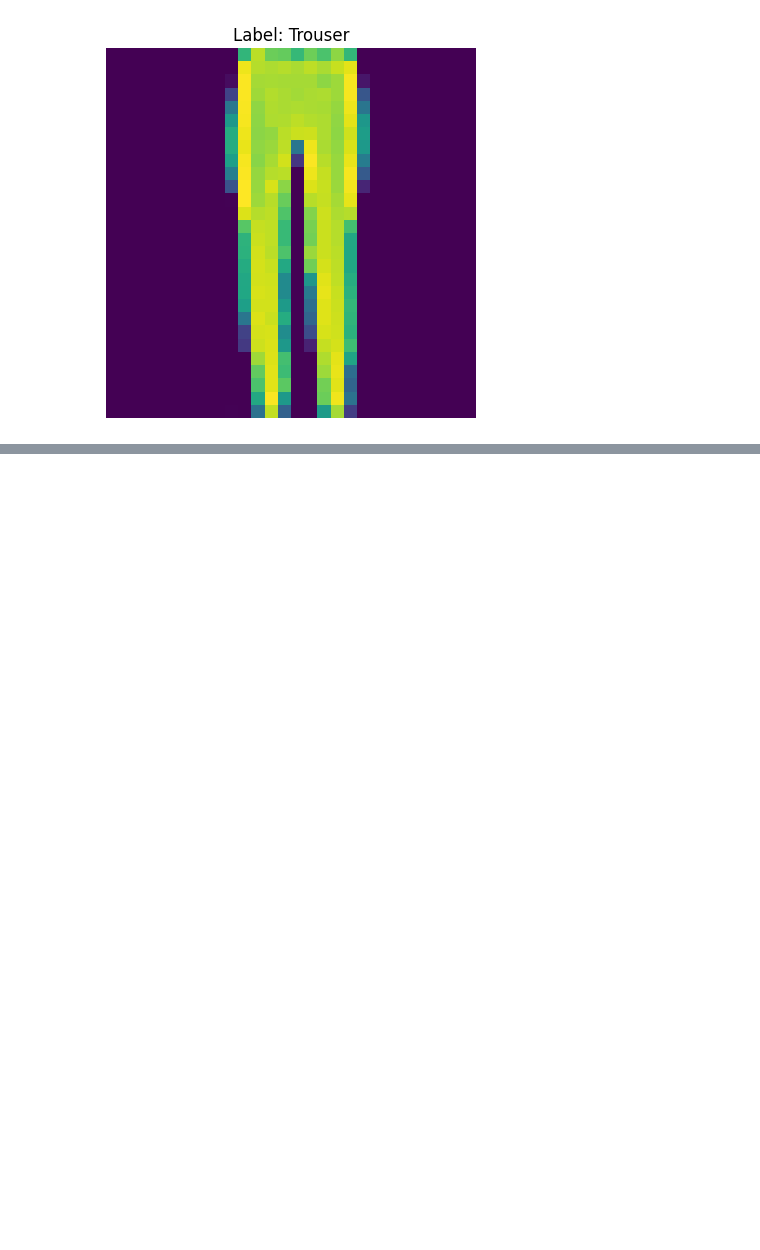
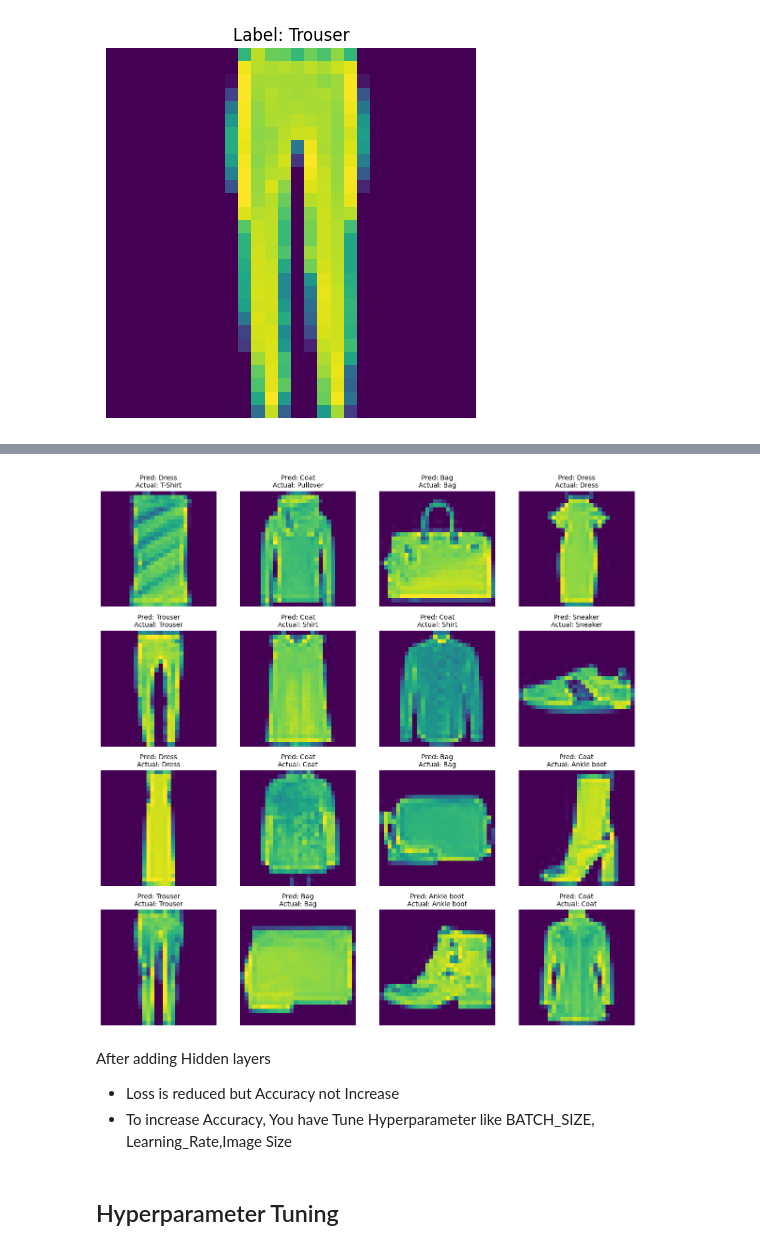
Before and after one commit to iamdebasishdas123/Computer-Vision-Resource, a Jupyter notebook: image_processing.ipynb, the cells around one changed output, grey strips where cells are left out. Drawn from its saved outputs; the diff is of its cells as text; code cells hidden in the pictures; blank space fills up the shorter version.

```diff
--- a/image_processing.ipynb
+++ b/image_processing.ipynb
@@ -213,0 +257,39 @@ for images, labels in eval_dataset.take(1):
+# %%
+import numpy as np
+import matplotlib.pyplot as plt
+import math
+
+# Take exactly one batch from the evaluation dataset
+for images, labels in eval_dataset.take(1):
+    # Get model predictions for this batch
+    batch_predictions = updated_model.predict(images)
+    predicted_indices = np.argmax(batch_predictions, axis=1)
+
+    # Number of images in this batch
+    num_images = images.shape[0]
+
+    # Configure how many images to display per row
+    num_cols = 4
+    num_rows = math.ceil(num_images / num_cols)
+
+    # Create a figure with a suitable size
+    plt.figure(figsize=(12, 3 * num_rows))
+
+    for i in range(num_images):
+        plt.subplot(num_rows, num_cols, i + 1)
+
+        # Display the image
+        plt.imshow(images[i].numpy())
+        plt.axis('off')
+
+        # Get predicted and actual class names
+        pred_class = CLASS_NAMES[predicted_indices[i]]
+        actual_class = CLASS_NAMES[labels[i].numpy()]
+
+        # Show both predicted and actual labels as title
+        plt.title(f"Pred: {pred_class}\nActual: {actual_class}", fontsize=10)
+
+    # Adjust spacing to avoid overlapping titles, etc.
+    plt.tight_layout()
+    plt.show()
+# %% [output]
@@ -213,0 +297,7 @@ for images, labels in eval_dataset.take(1):
+[figure, added]
+# %% [markdown]
+After adding Hidden layers
+- Loss is reduced but Accuracy not Increase
+- To increase Accuracy, You have Tune Hyperparameter like BATCH_SIZE, Learning_Rate,Image Size
+# %% [markdown]
+## Hyperparameter Tuning
```
Also changed, not shown: parts of 19 cells of this notebook.
